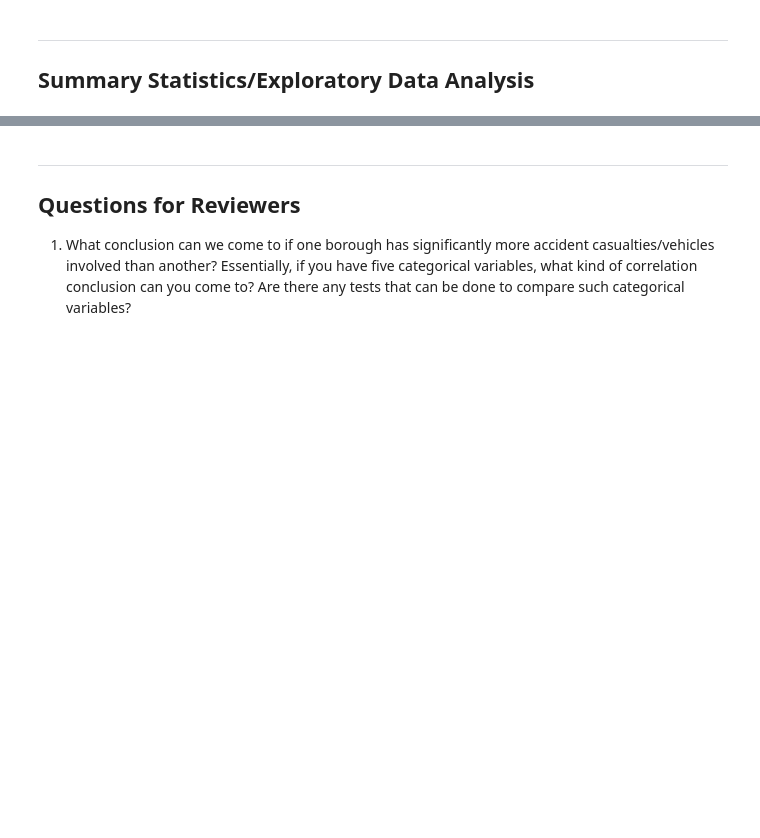
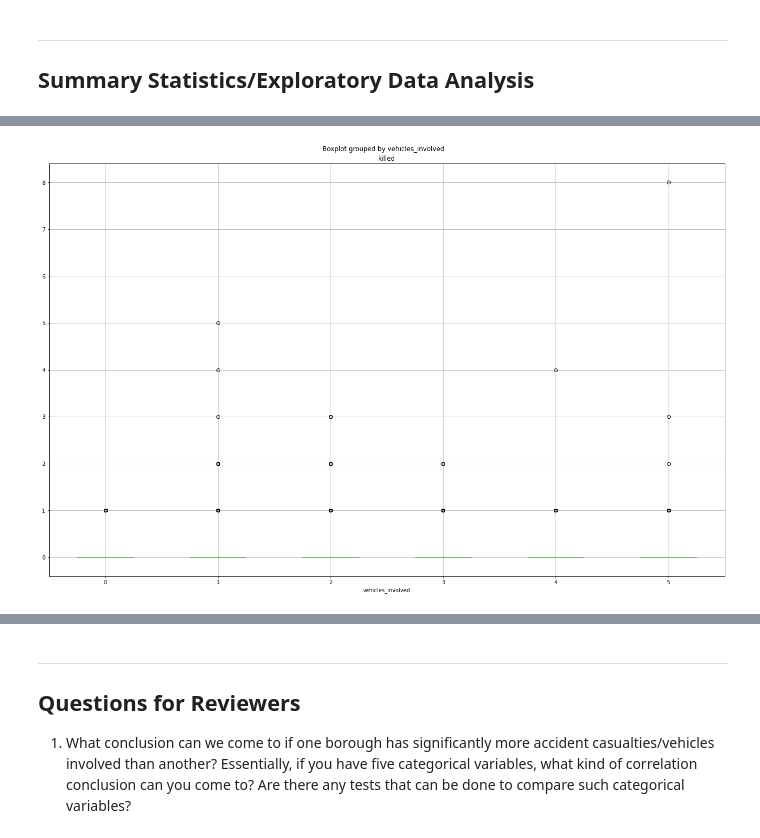
Before and after one commit to ray-zhou-123/info2950, a Jupyter notebook: Project.ipynb, the cells around one changed output, grey strips where cells are left out. Saved outputs shown, nothing was run; the diff lists cells and outputs as text; code cells hidden in the pictures; blank space fills up the shorter version.

```diff
--- a/Project.ipynb
+++ b/Project.ipynb
@@ -129,0 +143,6 @@ Name: vehicles_involved, dtype: float64
+# %%
+accidents.boxplot('killed', by='vehicles_involved', figsize=(18,12))
+plt.tight_layout()
+plt.show()
+# %% [output]
+[figure, added]
```
Also changed, not shown: parts of 17 cells of this notebook.
